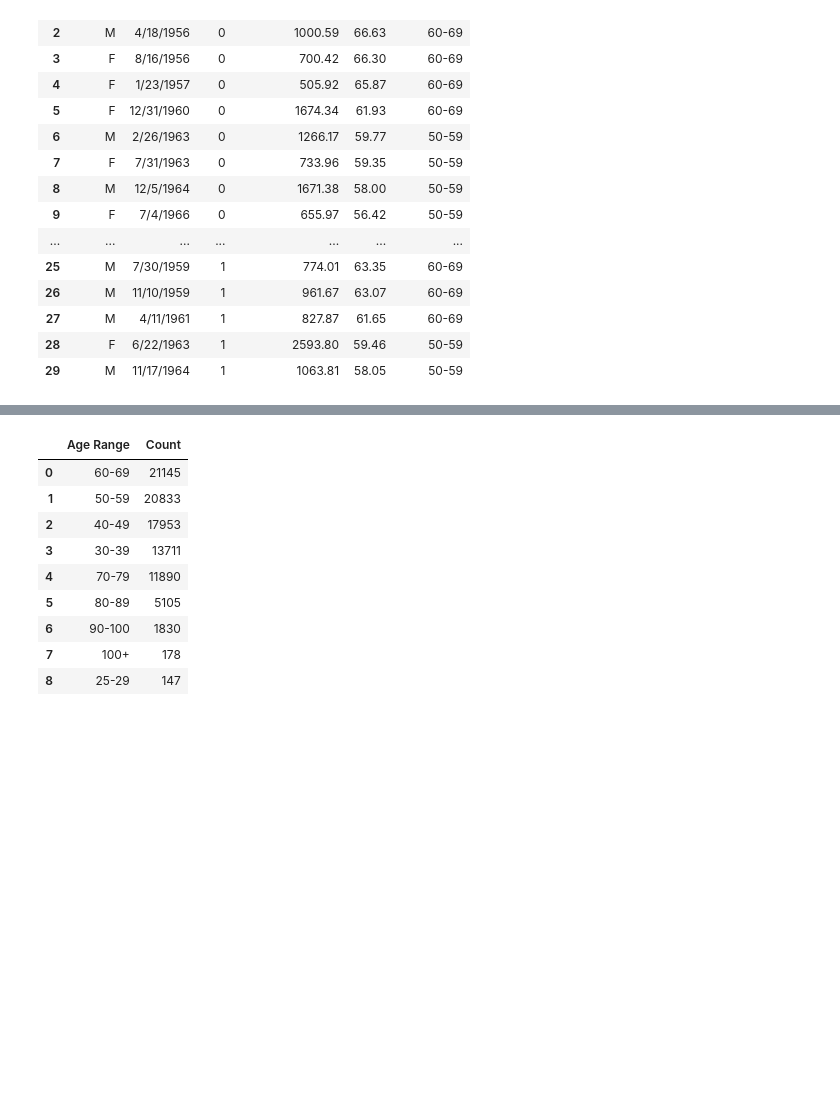
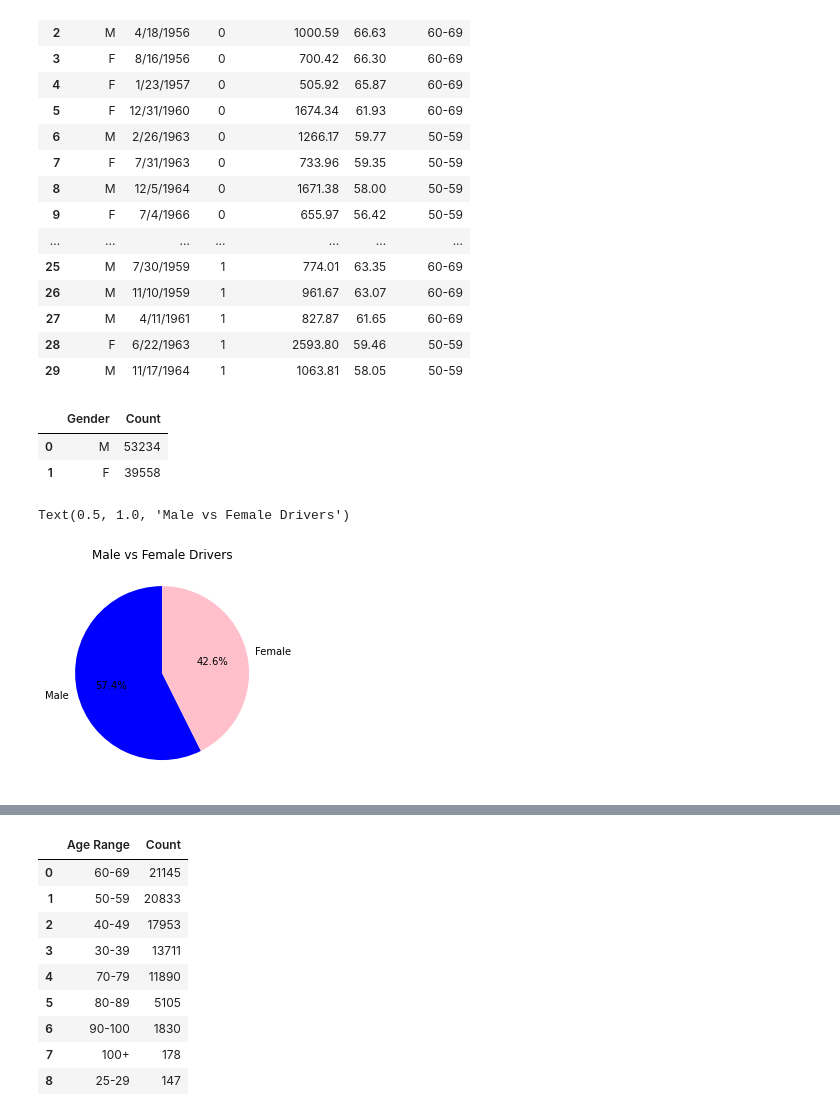
Before and after one commit to jthubert10/Auto_Insurance_Analysis, a Jupyter notebook: pyInsuranceAge.ipynb, the cells around one changed output, grey strips where cells are left out. Cells and saved outputs as stored; diff of their text form; code cells hidden in the pictures; blank space fills up the shorter version.

```diff
--- a/pyInsuranceAge.ipynb
+++ b/pyInsuranceAge.ipynb
@@ -44,0 +47,20 @@ ins_df.head(30)
+# %%
+# Create df for count of each gender
+gender_counts_df = ins_df["gender"].value_counts().reset_index()
+gender_counts_df = gender_counts_df.rename(columns={"index":"Gender","gender":"Count"})
+gender_counts_df
+# %% [output]
+|  | Gender | Count |
+| 0 | M | 53234 |
+| 1 | F | 39558 |
+# %%
+# Create pie chart comparing percentages of each gender
+labels = ["Male","Female"]
+sizes = [53234, 39558]
+colors = ["blue","pink"]
+
+plt.pie(sizes, labels=labels, colors=colors, autopct="%1.1f%%", startangle=90)
+plt.title("Male vs Female Drivers")
+# %% [output]
+Text(0.5, 1.0, 'Male vs Female Drivers')
+[figure, added]
```
Also changed, not shown: parts of 4 cells of this notebook.
